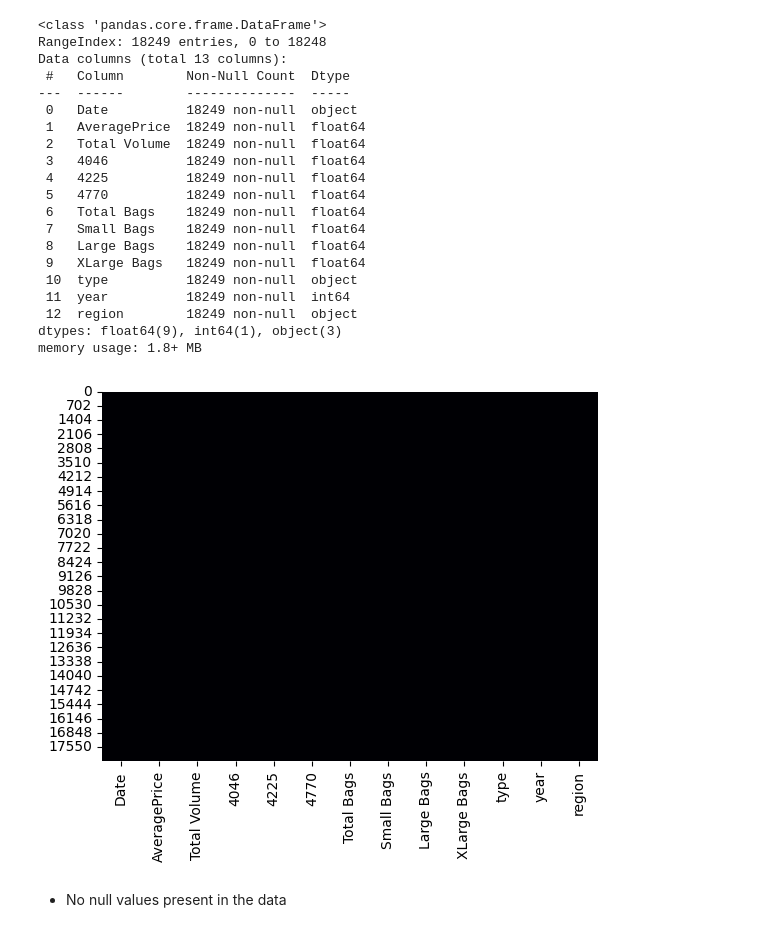
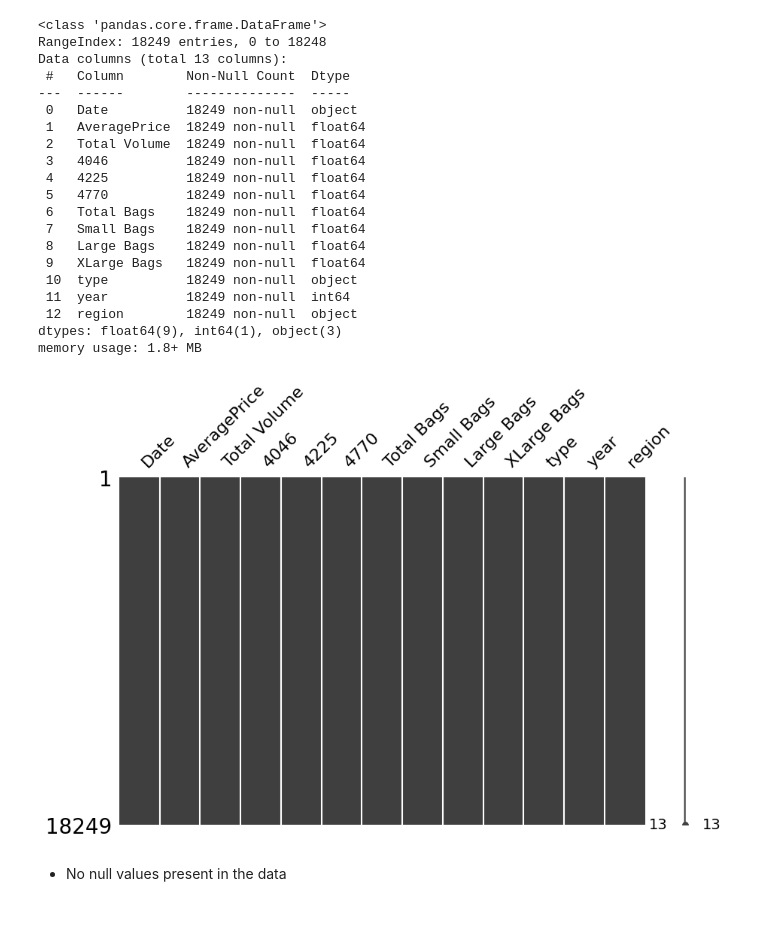
Before and after one commit to PNU-team-projects/avocado-price-forecasting, a Jupyter notebook: notebooks/notebook.ipynb, the cells around one changed output. Cells and saved outputs as stored; diff of their text form; code cells hidden in the pictures.

```diff
--- a/notebooks/notebook.ipynb
+++ b/notebooks/notebook.ipynb
@@ -66,10 +67,11 @@ Data columns (total 13 columns):
  12  region        18249 non-null  object
 dtypes: float64(9), int64(1), object(3)
 memory usage: 1.8+ MB
-# %%
-sns.heatmap(data.isnull(),cmap = 'magma',cbar = False);
-# %% [output]
-[figure, removed]
+# %%
+msno.matrix(data, figsize=(10, 6))
+plt.show()
+# %% [output]
+[figure, added]
 # %% [markdown]
 - No null values present in the data
 # %%
```
Also changed, not shown: parts of 54 cells of this notebook.
